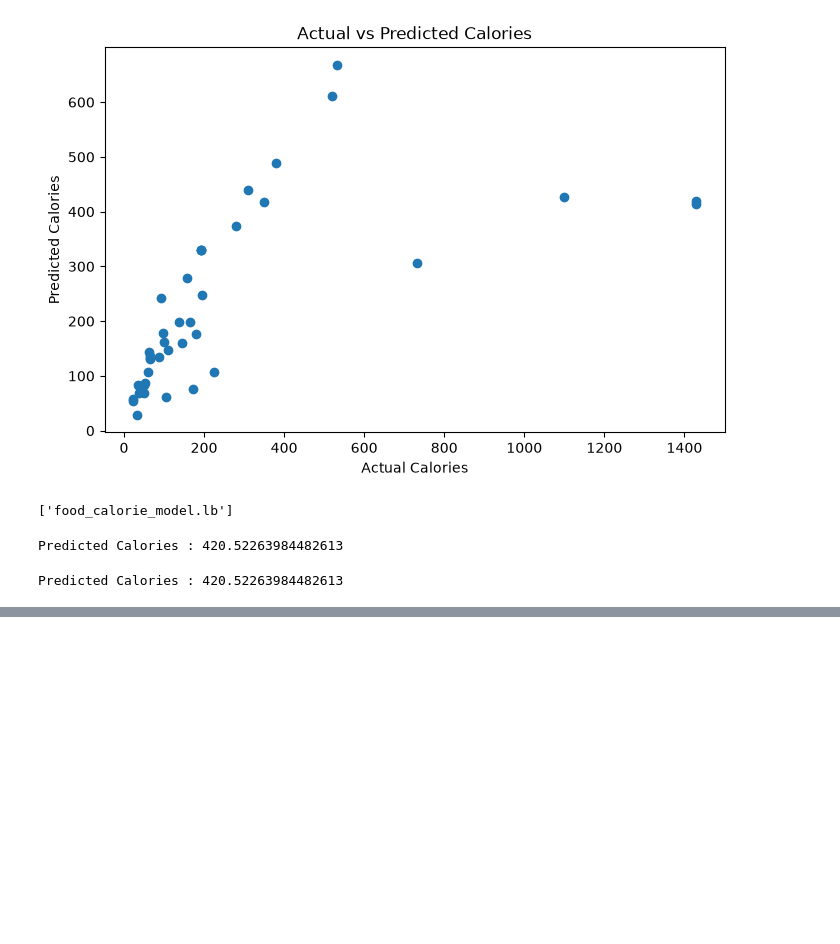
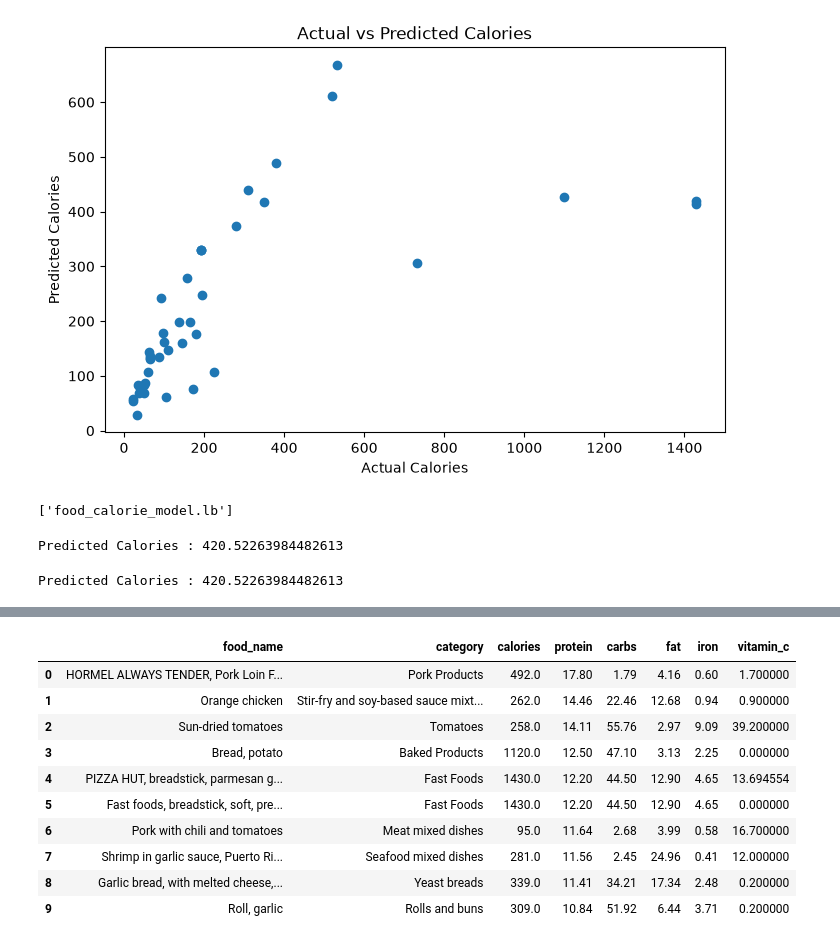
Before and after one commit to Ajitbairwa/Food-Recommendation-Nutrition-System, a Jupyter notebook: Recommendation_System.ipynb, the cells around one changed output, grey strips where cells are left out. Cells and saved outputs as stored; diff of their text form; code cells hidden in the pictures; blank space fills up the shorter version.

```diff
--- a/Recommendation_System.ipynb
+++ b/Recommendation_System.ipynb
@@ -387,0 +704,14 @@ print(pred)
+# %%
+recommend_by_goal("high protein")
+# %% [output]
+|  | food_name | category | calories | protein | carbs | fat | iron | vitamin_c |
+| 0 | HORMEL ALWAYS TENDER, Pork Loin F... | Pork Products | 492.0 | 17.80 | 1.79 | 4.16 | 0.60 | 1.700000 |
+| 1 | Orange chicken | Stir-fry and soy-based sauce mixt... | 262.0 | 14.46 | 22.46 | 12.68 | 0.94 | 0.900000 |
+| 2 | Sun-dried tomatoes | Tomatoes | 258.0 | 14.11 | 55.76 | 2.97 | 9.09 | 39.200000 |
+| 3 | Bread, potato | Baked Products | 1120.0 | 12.50 | 47.10 | 3.13 | 2.25 | 0.000000 |
+| 4 | PIZZA HUT, breadstick, parmesan g... | Fast Foods | 1430.0 | 12.20 | 44.50 | 12.90 | 4.65 | 13.694554 |
+| 5 | Fast foods, breadstick, soft, pre... | Fast Foods | 1430.0 | 12.20 | 44.50 | 12.90 | 4.65 | 0.000000 |
+| 6 | Pork with chili and tomatoes | Meat mixed dishes | 95.0 | 11.64 | 2.68 | 3.99 | 0.58 | 16.700000 |
+| 7 | Shrimp in garlic sauce, Puerto Ri... | Seafood mixed dishes | 281.0 | 11.56 | 2.45 | 24.96 | 0.41 | 12.000000 |
+| 8 | Garlic bread, with melted cheese,... | Yeast breads | 339.0 | 11.41 | 34.21 | 17.34 | 2.48 | 0.200000 |
+| 9 | Roll, garlic | Rolls and buns | 309.0 | 10.84 | 51.92 | 6.44 | 3.71 | 0.200000 |
```
Also changed, not shown: parts of 21 cells of this notebook.
